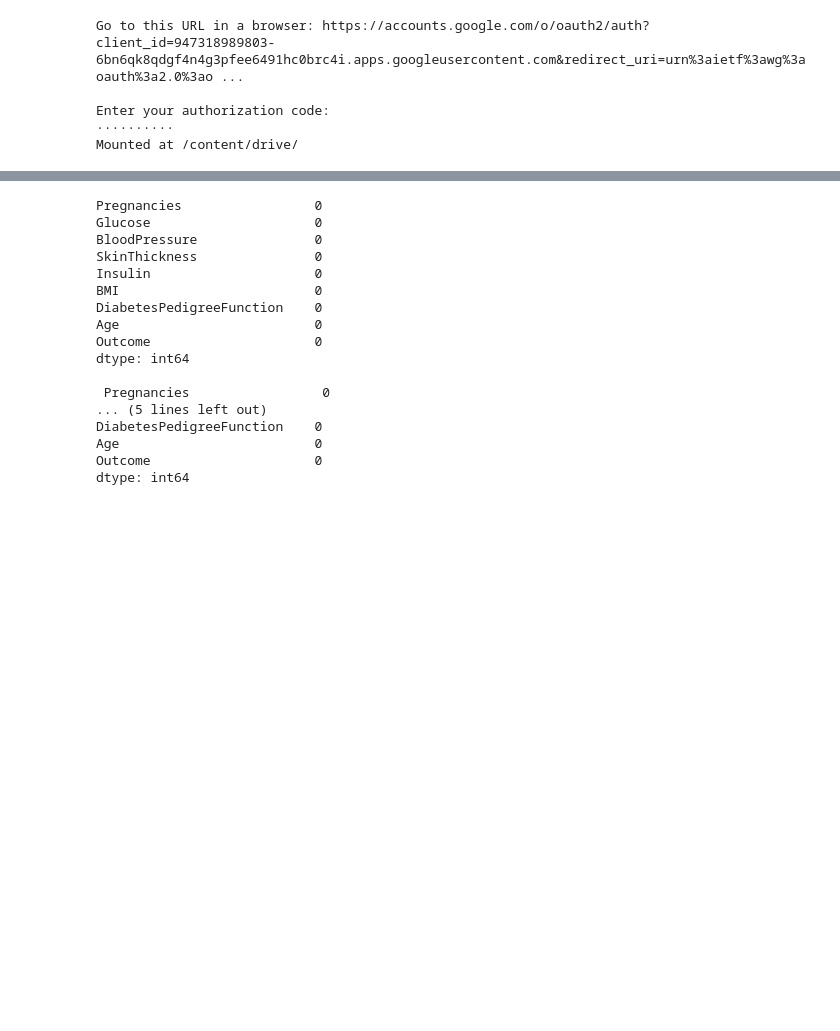
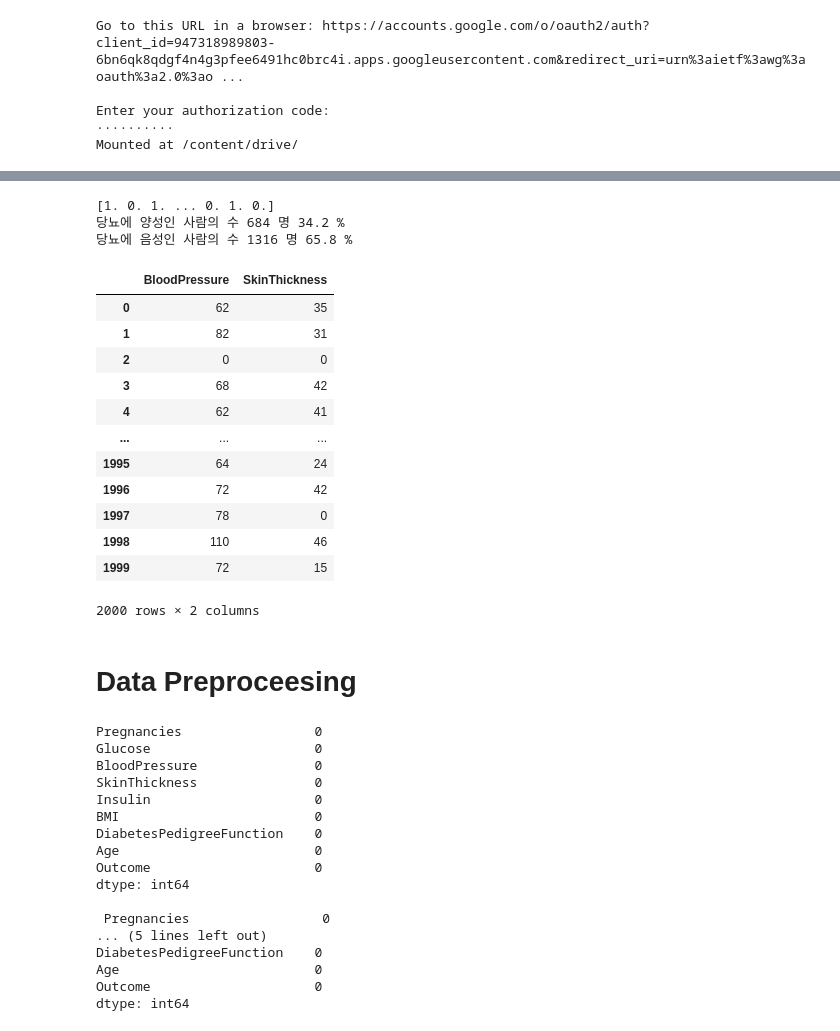
Before and after one commit to wazs555/Data_mining_project, a Jupyter notebook: data_mining_project.ipynb, the cells around one changed output, grey strips where cells are left out. Drawn from its saved outputs; the diff is of its cells as text; code cells hidden in the pictures; blank space fills up the shorter version.

```diff
--- a/data_mining_project.ipynb
+++ b/data_mining_project.ipynb
@@ -42,3 +44,37 @@ data.describe().T # data에 대해 boxplot 형식의 data.describe생성.
+# %%
+print(data.values[:,-1]) #label에서 양성인 사람과 음성인 사람의 수 check
+cnt_1 = 0
+cnt_0 = 0
+for i in data.values[:,-1]:
+  if i == 1:
+    cnt_1 = cnt_1 + 1
+  else:
+    cnt_0 = cnt_0 + 1
+print('당뇨에 양성인 사람의 수', cnt_1, '명', cnt_1/2000*100, '%')
+print('당뇨에 음성인 사람의 수', cnt_0, '명', cnt_0/2000*100, '%')
+# %% [output]
+[1. 0. 1. ... 0. 1. 0.]
+당뇨에 양성인 사람의 수 684 명 34.2 %
+당뇨에 음성인 사람의 수 1316 명 65.8 %
+# %%
+data['Insulin']
+data_2 =
+# %% [output]
+|  | BloodPressure | SkinThickness |
+| 0 | 62 | 35 |
+| 1 | 82 | 31 |
+| 2 | 0 | 0 |
+| 3 | 68 | 42 |
+| 4 | 62 | 41 |
+| ... | ... | ... |
+| 1995 | 64 | 24 |
+| 1996 | 72 | 42 |
+| 1997 | 78 | 0 |
+| 1998 | 110 | 46 |
+| 1999 | 72 | 15 |
+2000 rows × 2 columns
+# %% [markdown]
+# Data Preproceesing
 # %%
 print(data.isnull().sum()) # data에 NULL값은 존재하지않는다.
 print('\n', data.isna().sum())#data에 na값은 존재하지않는다.
```
Also changed, not shown: parts of 13 cells of this notebook.
